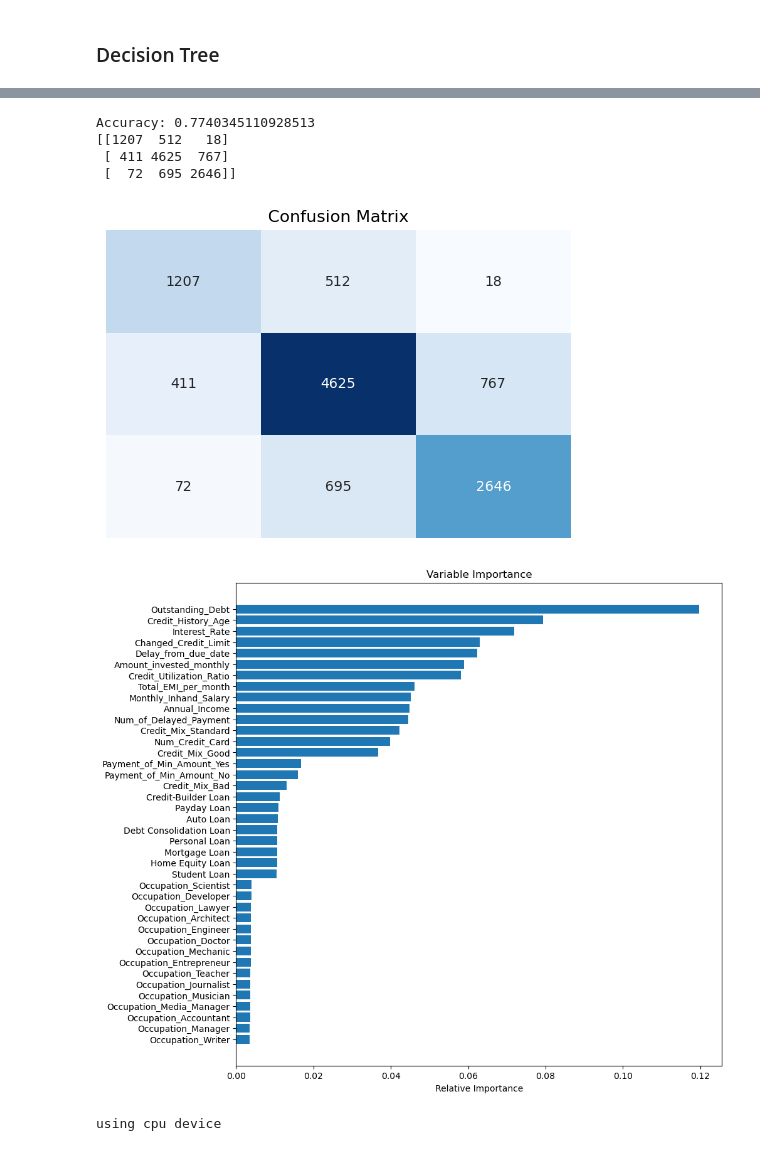
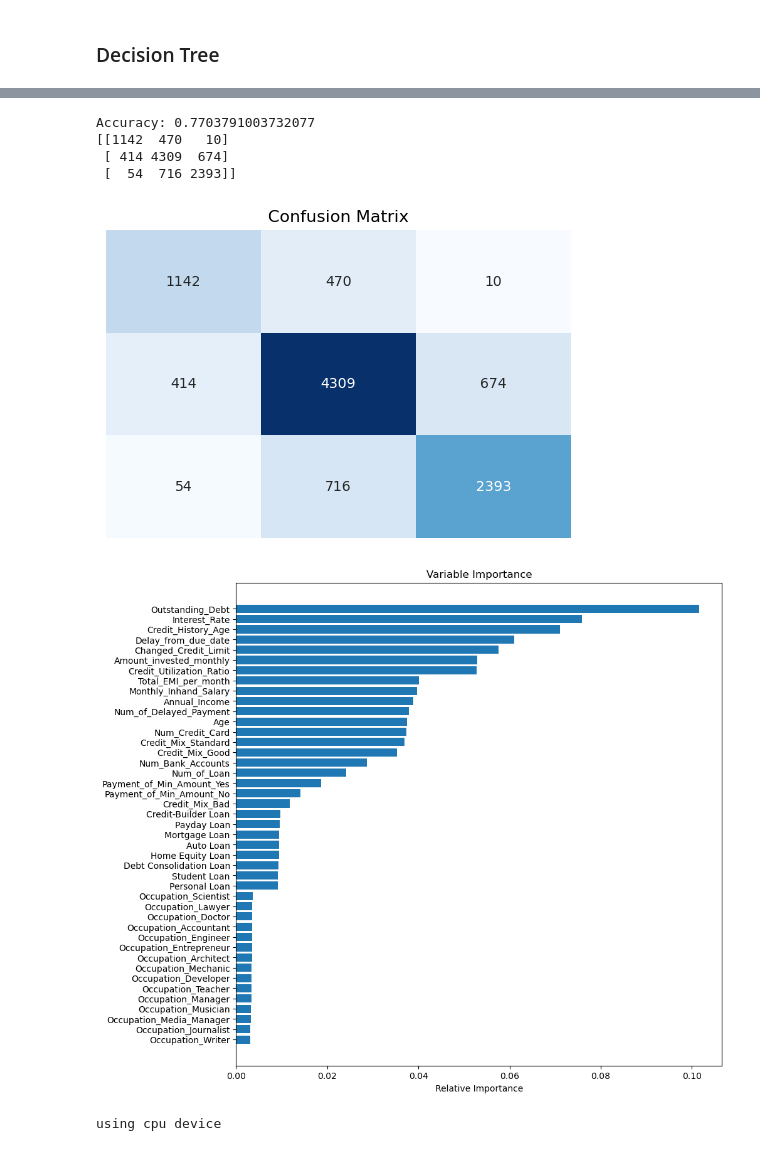
Before and after one commit to jhsieh731/pytorch_playground, a Jupyter notebook: credit/credit.ipynb, the cells around one changed output, grey strips where cells are left out. Drawn from its saved outputs; the diff is of its cells as text; code cells hidden in the pictures.

```diff
--- a/credit/credit.ipynb
+++ b/credit/credit.ipynb
@@ -16,12 +16,16 @@ df = train.dropna(axis=0, how='any') # figure out how to bootstrap
 df = df.drop(['ID', 'Customer_ID', 'Month', 'Name', 'SSN','Num_Credit_Inquiries', 'Payment_Behaviour'], axis=1)
 
 #Drop unimportant columns
-df = df.drop(['Monthly_Balance', 'Num_of_Loan', 'Num_Bank_Accounts', 'Age'], axis=1)
+df = df.drop(['Monthly_Balance'], axis=1)
+# df = df.drop(['Monthly_Balance', 'Num_of_Loan', 'Num_Bank_Accounts', 'Age'], axis=1)
+
+# Testing subsets of n best features
+# df = df[['Outstanding_Debt', 'Credit_History_Age', 'Interest_Rate', 'Delay_from_due_date', 'Changed_Credit_Limit', 'Credit_Utilization_Ratio', 'Amount_invested_monthly', 'Credit_Score']]
 
 #Removing extra underscores from columns
-# df['Age'] = df['Age'].str.replace('_', '')
+df['Age'] = df['Age'].str.replace('_', '')
 df['Annual_Income'] = df['Annual_Income'].str.replace('_', '')
-# df['Num_of_Loan'] = df['Num_of_Loan'].str.replace('_', '')
+df['Num_of_Loan'] = df['Num_of_Loan'].str.replace('_', '')
 df['Num_of_Delayed_Payment'] = df['Num_of_Delayed_Payment'].str.replace('_', '')
 df['Changed_Credit_Limit'] = df['Changed_Credit_Limit'].str.replace('_', '')
 df['Outstanding_Debt'] = df['Outstanding_Debt'].str.replace('_', '')
@@ -30,7 +34,7 @@ df['Amount_invested_monthly'] = df['Amount_invested_monthly'].str.replace('_', '
 df = df.dropna(axis=0, how='any')
 
 
-# df.drop(df[df['Occupation'] == '_______'].index, inplace=True)
+df.drop(df[df['Occupation'] == '_______'].index, inplace=True)
 df.drop(df[df['Credit_Mix'] == '_'].index, inplace=True)
 df.drop(df[df['Changed_Credit_Limit'] == ''].index, inplace=True)
 df.drop(df[df['Payment_of_Min_Amount'] == 'NM'].index, inplace=True)
@@ -153,13 +157,14 @@ print(final_df.shape)
 # %%
 # Change variable types of columns
-final_df = final_df.astype({'Annual_Income' : float, 'Num_of_Delayed_Payment': float,'Changed_Credit_Limit': float, 'Outstanding_Debt': float, 'Amount_invested_monthly': float})
+final_df = final_df.astype({'Age': float, 'Monthly_Inhand_Salary': float, 'Num_of_Loan': float, 'Annual_Income' : float, 'Num_of_Delayed_Payment': float,'Changed_Credit_Limit': float, 'Outstanding_Debt': float, 'Amount_invested_monthly': float})
+# final_df = df.astype({'Changed_Credit_Limit': float, 'Outstanding_Debt': float, 'Amount_invested_monthly': float})
 # %%
 to_standardize = ['Annual_Income', 'Monthly_Inhand_Salary', 'Changed_Credit_Limit', 'Outstanding_Debt', 'Credit_Utilization_Ratio',
               'Total_EMI_per_month', 'Amount_invested_monthly', 'Monthly_Balance', 'Num_Credit_Card', 'Interest_Rate', 'Delay_from_due_date',
-              'Num_of_Delayed_Payment', 'Credit_History_Age']
+              'Num_of_Delayed_Payment', 'Credit_History_Age', 'Age', 'Num_Bank_Accounts', 'Num_of_Loan',]
 pd.set_option('display.max_columns', None)
 for col in final_df.columns:
     if col in to_standardize:
         final_df[col] = (final_df[col] - final_df[col].mean())/final_df[col].std()
 
-# print(final_df)
+print(final_df)
@@ -245,11 +268,11 @@ sns.heatmap(cm, annot=True, cmap='Blues', fmt='g', xticklabels=False, yticklabel
 plt.title('Confusion Matrix')
 plt.show()
 # %% [output]
-Accuracy: 0.7740345110928513
-[[1207  512   18]
- [ 411 4625  767]
- [  72  695 2646]]
+Accuracy: 0.7703791003732077
+[[1142  470   10]
+ [ 414 4309  674]
+ [  54  716 2393]]
-[figure, old version]
+[figure, new version]
 # %%
 # from sklearn import neighbors
 # # Create a KNN classifier and fit it to the training data
@@ -287,37 +310,43 @@ training_data = list(zip(map(to_float, x_train), y_train))
 test_data = list(zip(map(to_float, x_test), y_test))
 # %%
 # Feature Selection
-features = np.array(['Annual_Income', 'Monthly_Inhand_Salary',
-'Num_Credit_Card', 'Interest_Rate', 'Delay_from_due_date',
-'Num_of_Delayed_Payment', 'Changed_Credit_Limit', 'Outstanding_Debt',
-'Credit_Utilization_Ratio', 'Total_EMI_per_month',
+features = np.array(['Age', 'Annual_Income', 'Monthly_Inhand_Salary', 'Num_Bank_Accounts',
+'Num_Credit_Card', 'Interest_Rate', 'Num_of_Loan',
+'Delay_from_due_date', 'Num_of_Delayed_Payment', 'Changed_Credit_Limit',
+'Outstanding_Debt', 'Credit_Utilization_Ratio', 'Total_EMI_per_month',
 'Amount_invested_monthly',
-'Personal Loan', 'Auto Loan', 'Mortgage Loan', 'Credit-Builder Loan',
-'Debt Consolidation Loan', 'Student Loan', 'Payday Loan', 'Home Equity Loan',
-'Credit_History_Age', 'Occupation_Accountant', 'Occupation_Architect',
-'Occupation_Developer', 'Occupation_Doctor', 'Occupation_Engineer',
-'Occupation_Entrepreneur', 'Occupation_Journalist', 'Occupation_Lawyer',
-'Occupation_Manager', 'Occupation_Mechanic', 'Occupation_Media_Manager',
+'Mortgage Loan', 'Auto Loan', 'Personal Loan',
+'Debt Consolidation Loan', 'Home Equity Loan', 'Student Loan',
+'Credit-Builder Loan', 'Payday Loan', 'Credit_History_Age',
+'Occupation_Accountant', 'Occupation_Architect', 'Occupation_Developer',
+'Occupation_Doctor', 'Occupation_Engineer', 'Occupation_Entrepreneur',
+'Occupation_Journalist', 'Occupation_Lawyer', 'Occupation_Manager',
+'Occupation_Mechanic', 'Occupation_Media_Manager',
 'Occupation_Musician', 'Occupation_Scientist', 'Occupation_Teacher',
 'Occupation_Writer', 'Credit_Mix_Bad', 'Credit_Mix_Good',
 'Credit_Mix_Standard', 'Payment_of_Min_Amount_No',
 'Payment_of_Min_Amount_Yes'])
+
+
+
+
+# features = np.array(['Outstanding_Debt', 'Credit_History_Age', 'Interest_Rate'])
 
 clf = ensemble.RandomForestClassifier()
 clf.fit(final_df[features], final_df['Credit_Score'])
 
 importances = clf.feature_importances_
 sorted_idx = np.argsort(importances)
 
 padding = np.arange(len(features)) + 0.5
 plt.figure(figsize=(10, 10))
 plt.barh(padding, importances[sorted_idx], align='center')
 plt.yticks(padding, features[sorted_idx])
 plt.xlabel("Relative Importance")
 plt.title("Variable Importance")
 plt.show()
 # %% [output]
-[figure, old version]
+[figure, new version]
 # %%
 from torch import nn
 from torchvision import transforms
```
Also changed, not shown: parts of 8 cells of this notebook, 1 other file.
